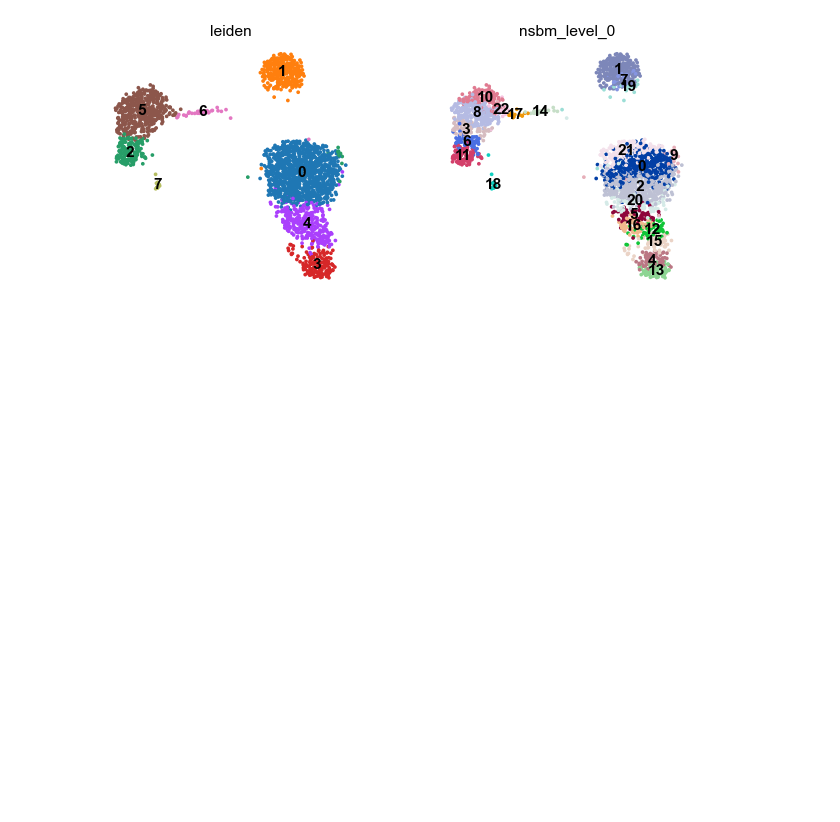
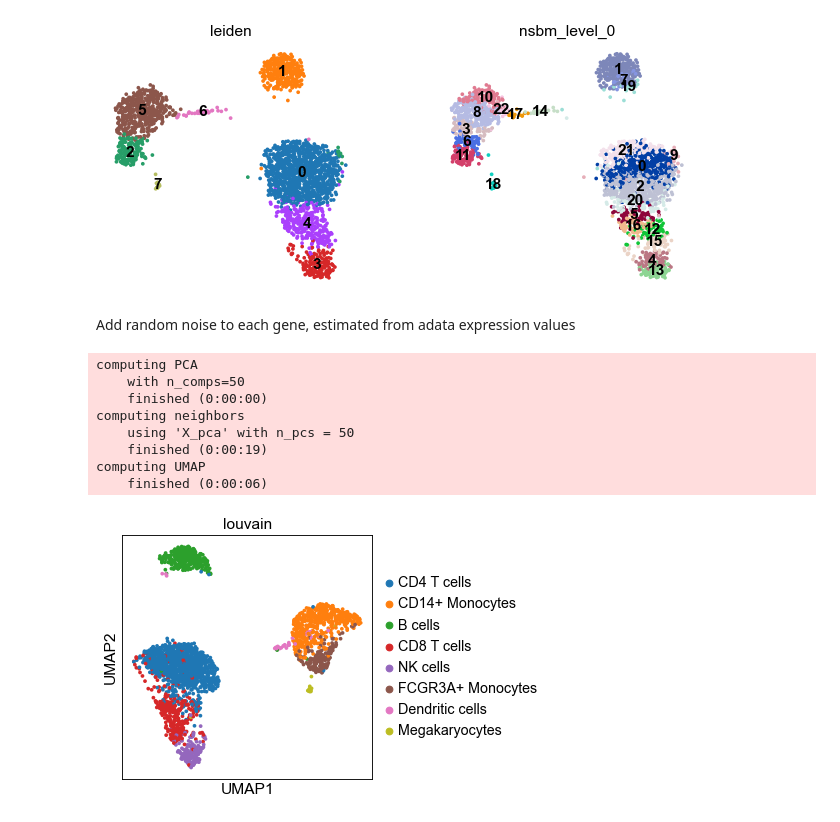
Before and after one commit to dawe/schist-notebooks, a Jupyter notebook: schist_paper/Random Data.ipynb, the cells around one changed output. Cells and saved outputs as stored; diff of their text form; code cells hidden in the pictures; blank space fills up the shorter version.

```diff
--- a/schist_paper/Random Data.ipynb
+++ b/schist_paper/Random Data.ipynb
@@ -184,3 +194,25 @@ sc.pl.umap(adata, color=['leiden', 'nsbm_level_0'], legend_loc='on data',
           frameon=False)
 # %% [output]
 [figure]
+# %%
+adata = scs.io.read("PBMC_3k_074")
+rdata = scs.io.read("PBMC_3k_random_074")
+# %% [markdown]
+Add random noise to each gene, estimated from adata expression values
+# %%
+cdata = adata.copy()
+cdata.X = adata.raw[:, adata.var_names].X
+sc.tl.pca(cdata)
+sc.pp.neighbors(cdata, n_neighbors=10)
+sc.tl.umap(cdata)
+sc.pl.umap(cdata, color='louvain')
+# %% [output]
+computing PCA
+    with n_comps=50
+    finished (0:00:00)
+computing neighbors
+    using 'X_pca' with n_pcs = 50
+    finished (0:00:19)
+computing UMAP
+    finished (0:00:06)
+[figure, added]
```
Also changed, not shown: parts of 64 cells of this notebook, 25 other files.
